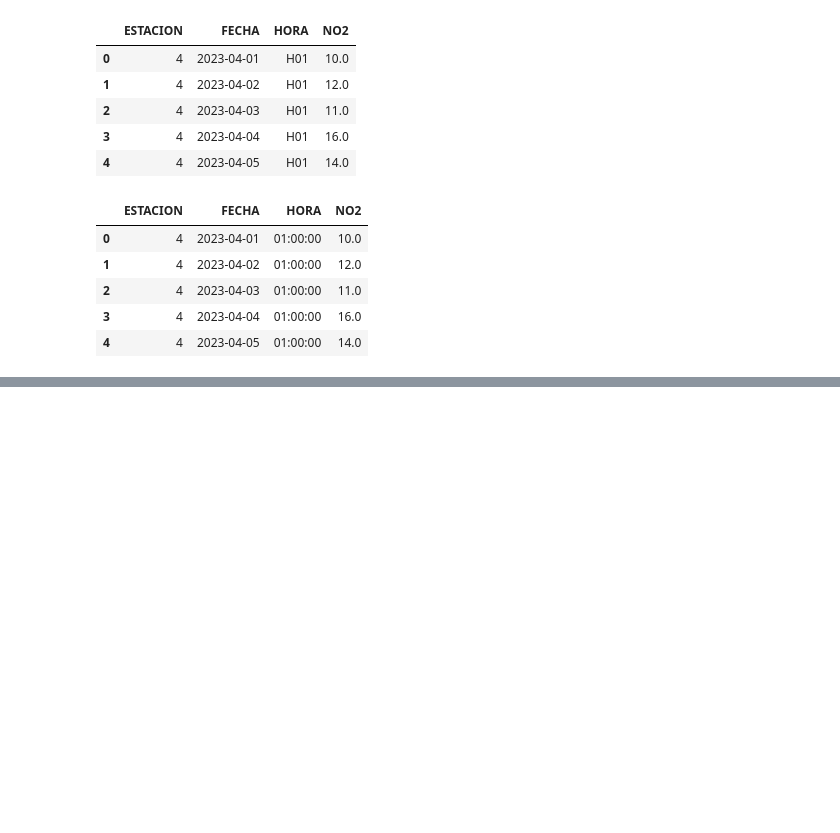
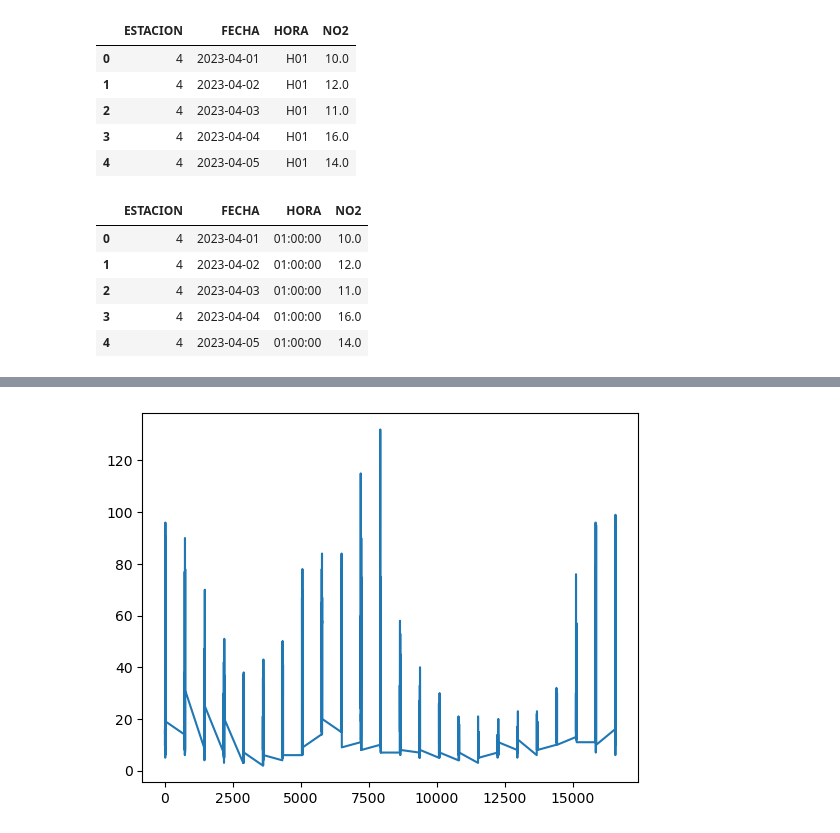
Before and after one commit to charlieciordia/AQ-MAD, a Jupyter notebook: notebook/AQ TIME.ipynb, the cells around one changed output, grey strips where cells are left out. Cells and saved outputs as stored; diff of their text form; code cells hidden in the pictures; blank space fills up the shorter version.

```diff
--- a/notebook/AQ TIME.ipynb
+++ b/notebook/AQ TIME.ipynb
@@ -193,0 +218,2 @@ df = df.rename(columns={'24': '0'})
+# %%
+coords = estaciones[['CODIGO_CORTO', 'LONGITUD', 'LATITUD']]
@@ -194 +227,5 @@ df = df.rename(columns={'24': '0'})
+# %%
+coords.rename(columns={'CODIGO_CORTO': 'ESTACION'}, inplace=True)
+# %%
+ggwp = pd.merge(dftime, coords, on="ESTACION", how="left" )
 # %%
@@ -212 +240,3 @@ for i in range(0, len(df2304), 24):
+# %%
+ggwp["FECHA_HORA"] = pd.to_datetime(ggwp["FECHA_HORA"])
 # %%
@@ -258,0 +251,4 @@ df
+# %%
+ggwp[ggwp["ESTACION"] == 4].NO2.plot();
+# %% [output]
+[figure, added]
```
Also changed, not shown: parts of 19 cells of this notebook, 1 other file.
